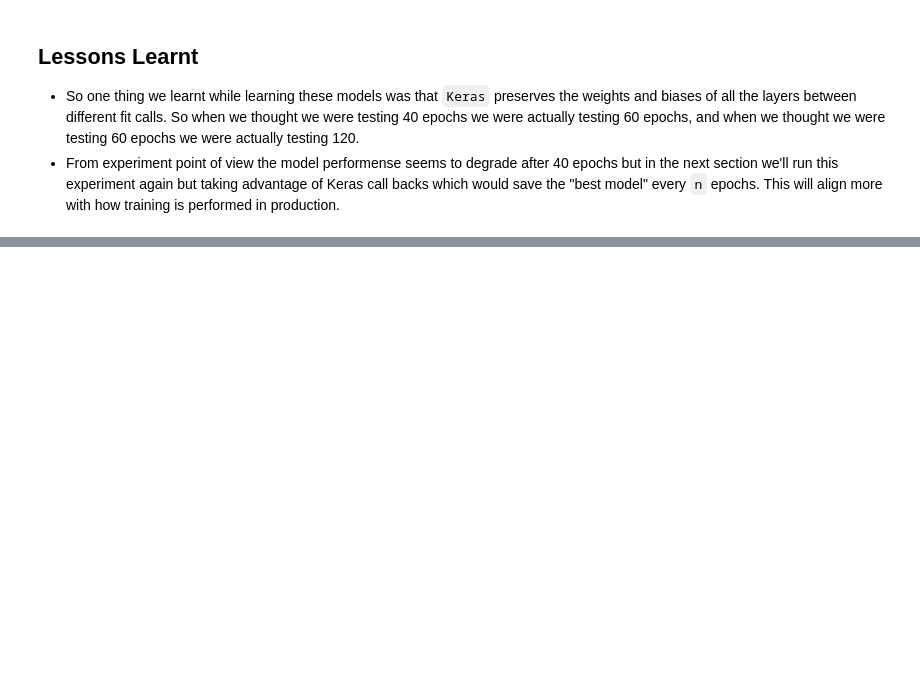
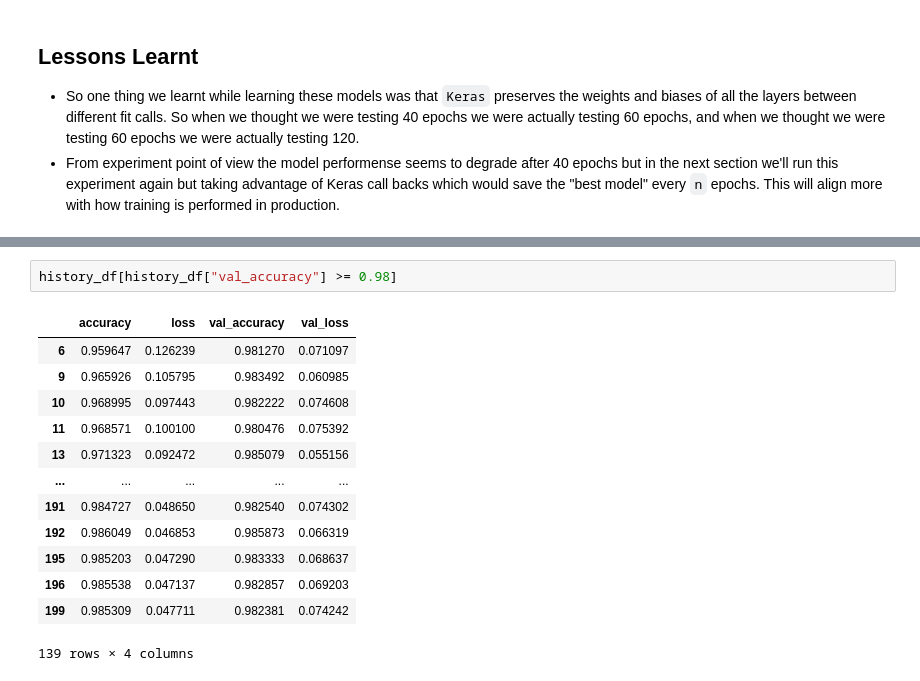
Before and after one commit to gaurangdave/mnist_cnn, a Jupyter notebook: notebooks/01_training_evaluation.ipynb, the cells around one changed output, grey strips where cells are left out. Drawn from its saved outputs; the diff is of its cells as text; blank space fills up the shorter version.

```diff
--- a/notebooks/01_training_evaluation.ipynb
+++ b/notebooks/01_training_evaluation.ipynb
@@ -405,0 +544,16 @@ plt.show()
+# %%
+history_df[history_df["val_accuracy"] >= 0.98]
+# %% [output]
+|  | accuracy | loss | val_accuracy | val_loss |
+| 6 | 0.959647 | 0.126239 | 0.981270 | 0.071097 |
+| 9 | 0.965926 | 0.105795 | 0.983492 | 0.060985 |
+| 10 | 0.968995 | 0.097443 | 0.982222 | 0.074608 |
+| 11 | 0.968571 | 0.100100 | 0.980476 | 0.075392 |
+| 13 | 0.971323 | 0.092472 | 0.985079 | 0.055156 |
+| ... | ... | ... | ... | ... |
+| 191 | 0.984727 | 0.048650 | 0.982540 | 0.074302 |
+| 192 | 0.986049 | 0.046853 | 0.985873 | 0.066319 |
+| 195 | 0.985203 | 0.047290 | 0.983333 | 0.068637 |
+| 196 | 0.985538 | 0.047137 | 0.982857 | 0.069203 |
+| 199 | 0.985309 | 0.047711 | 0.982381 | 0.074242 |
+139 rows × 4 columns
```
Also changed, not shown: parts of 17 cells of this notebook, 1 other file.
